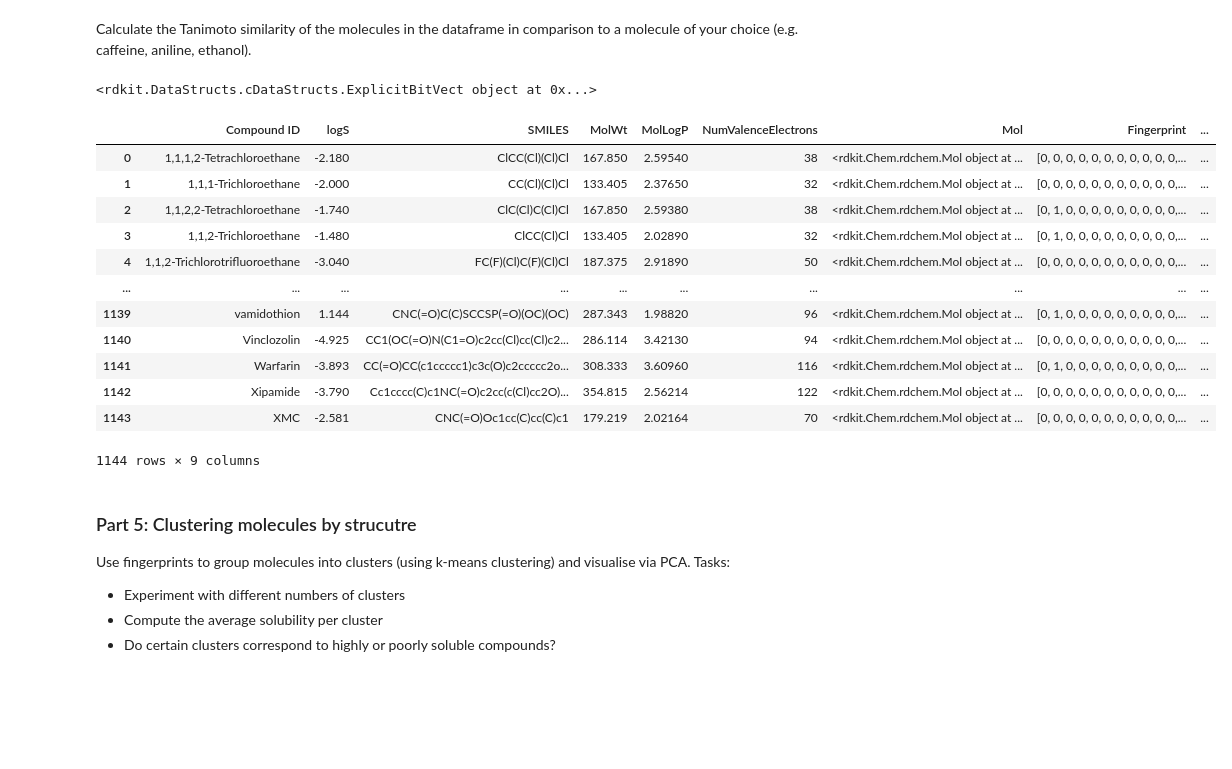
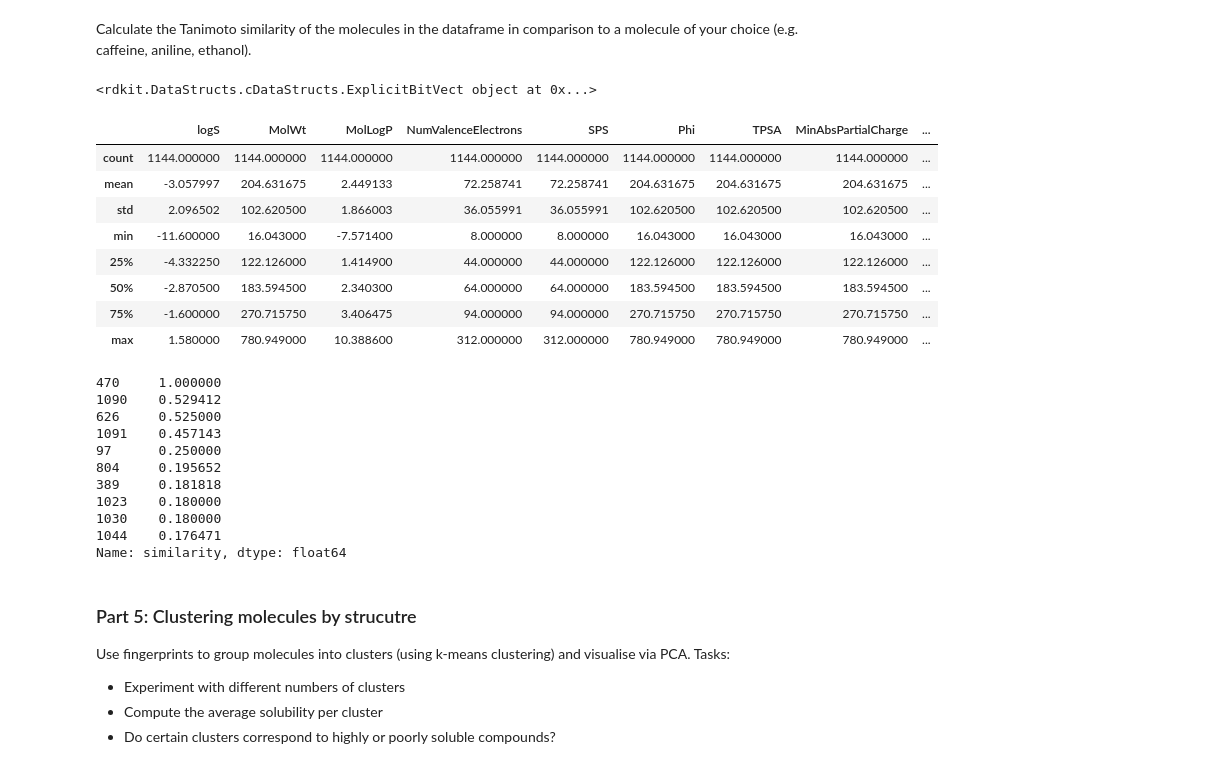
Before and after one commit to Hassan-Haydar/DSA103, a Jupyter notebook: LifeScienceData/lecture13/RDKIt_Workshop.ipynb, the cells around one changed output. Saved outputs shown, nothing was run; the diff lists cells and outputs as text; code cells hidden in the pictures; blank space fills up the shorter version.

```diff
--- a/LifeScienceData/lecture13/RDKIt_Workshop.ipynb
+++ b/LifeScienceData/lecture13/RDKIt_Workshop.ipynb
@@ -75,14 +82,20 @@ from rdkit.Chem import Descriptors
 # 1) convert smiles to Mol: mol = Chem.MolFromSmiles(smiles)
 # 2) derive descriptor, e.g. for MolWt: descr = Descriptors.MolWt(mol)
 
+
+descr_list = ["MolWt", "MolLogP", "TPSA","SPS"]
+
 def calc_descriptors(smiles):
     mol = Chem.MolFromSmiles(smiles)
     return Descriptors.MolWt(mol)
 
 df["MolWt"]= df["SMILES"].apply(lambda s: Descriptors.MolWt(Chem.MolFromSmiles(s)))
 df["MolLogP"]= df["SMILES"].apply(lambda s: Descriptors.MolLogP(Chem.MolFromSmiles(s)))
-
 df["NumValenceElectrons"]= df["SMILES"].apply(lambda s: Descriptors.NumValenceElectrons(Chem.MolFromSmiles(s)))
+df["SPS"]= df["SMILES"].apply(lambda s: Descriptors.NumValenceElectrons(Chem.MolFromSmiles(s)))
+df["Phi"]= df["SMILES"].apply(lambda s: Descriptors.MolWt(Chem.MolFromSmiles(s)))
+df["MinAbsPartialCharge"]= df["SMILES"].apply(lambda s: Descriptors.MolWt(Chem.MolFromSmiles(s)))
+df["NumRadicalElectrons"]= df["SMILES"].apply(lambda s: Descriptors.MolWt(Chem.MolFromSmiles(s)))
 
 df.head()
 # %% [output]
@@ -142,6 +157,14 @@ from rdkit.Chem import rdFingerprintGenerator, DataStructs
 
 # use e.g. the morgan FPG: mfpgen = rdFingerprintGenerator.GetMorganGenerator(radius=2,fpSize=2048)
 
-mfpgen = rdFingerprintGenerator.GetMorganGenerator(radius=2,fpSize=2048)
-print(mfpgen)
+
+def mol2fp(smiles):
+    mol = Chem.MolFromSmiles(smiles) #generate mol file from smiles
+    mfpgen = rdFingerprintGenerator.GetMorganGenerator(radius=2,fpSize=2048)
+    fp = mfpgen.GetFingerprint(mol)
+    return fp
+
+df["fingerprint"]=df["SMILES"].apply(mol2fp)
+
+df
 # %% [output]
@@ -160,33 +195,38 @@ df.head()
 | 4 | 1,1,2-Trichlorotrifluoroethane | -3.04 | FC(F)(Cl)C(F)(Cl)Cl | 187.375 | 2.9189 | 50 | <rdkit.Chem.rdchem.Mol object at ... | [0, 0, 0, 0, 0, 0, 0, 0, 0, 0, 0,... |
 # %% [markdown]
 Calculate the Tanimoto similarity of the molecules in the dataframe in comparison to a molecule of your choice (e.g. caffeine, aniline, ethanol).
-# %%
-#to transform the smiles into fringerprints directly using this function
-
-def mol2fp(smiles):
-    mol = Chem.MolFromSmiles(smiles)  # Step 1: SMILES → Mol object
-    return mfpgen.GetFingerprint(mol) # Step 2: Mol → fingerprint (bit vector)
 # %%
 query_fp = mol2fp("CN1C=NC2=C1C(=O)N(C(=O)N2C)C")
 print(query_fp)
 
-df["similarity"] = df["Fingerprint"].apply(lambda fp: DataStructs.TanimotoSimilarity(fp, query_fp))
-df   #check similarity column this tanimo compares fingerprints of molecules and find matches in their structures
+df["similarity"] = df["fingerprint"].apply(lambda fp: DataStructs.TanimotoSimilarity(fp, query_fp))
+  #check similarity column this tanimo compares fingerprints of molecules and find matches in their structures
+df.describe()
 # %% [output]
 <rdkit.DataStructs.cDataStructs.ExplicitBitVect object at 0x...>
-|  | Compound ID | logS | SMILES | MolWt | MolLogP | NumValenceElectrons | Mol | Fingerprint | ... |
-| 0 | 1,1,1,2-Tetrachloroethane | -2.180 | ClCC(Cl)(Cl)Cl | 167.850 | 2.59540 | 38 | <rdkit.Chem.rdchem.Mol object at ... | [0, 0, 0, 0, 0, 0, 0, 0, 0, 0, 0,... | ... |
-| 1 | 1,1,1-Trichloroethane | -2.000 | CC(Cl)(Cl)Cl | 133.405 | 2.37650 | 32 | <rdkit.Chem.rdchem.Mol object at ... | [0, 0, 0, 0, 0, 0, 0, 0, 0, 0, 0,... | ... |
-| 2 | 1,1,2,2-Tetrachloroethane | -1.740 | ClC(Cl)C(Cl)Cl | 167.850 | 2.59380 | 38 | <rdkit.Chem.rdchem.Mol object at ... | [0, 1, 0, 0, 0, 0, 0, 0, 0, 0, 0,... | ... |
-| 3 | 1,1,2-Trichloroethane | -1.480 | ClCC(Cl)Cl | 133.405 | 2.02890 | 32 | <rdkit.Chem.rdchem.Mol object at ... | [0, 1, 0, 0, 0, 0, 0, 0, 0, 0, 0,... | ... |
-| 4 | 1,1,2-Trichlorotrifluoroethane | -3.040 | FC(F)(Cl)C(F)(Cl)Cl | 187.375 | 2.91890 | 50 | <rdkit.Chem.rdchem.Mol object at ... | [0, 0, 0, 0, 0, 0, 0, 0, 0, 0, 0,... | ... |
-| ... | ... | ... | ... | ... | ... | ... | ... | ... | ... |
-| 1139 | vamidothion | 1.144 | CNC(=O)C(C)SCCSP(=O)(OC)(OC) | 287.343 | 1.98820 | 96 | <rdkit.Chem.rdchem.Mol object at ... | [0, 1, 0, 0, 0, 0, 0, 0, 0, 0, 0,... | ... |
-| 1140 | Vinclozolin | -4.925 | CC1(OC(=O)N(C1=O)c2cc(Cl)cc(Cl)c2... | 286.114 | 3.42130 | 94 | <rdkit.Chem.rdchem.Mol object at ... | [0, 0, 0, 0, 0, 0, 0, 0, 0, 0, 0,... | ... |
-| 1141 | Warfarin | -3.893 | CC(=O)CC(c1ccccc1)c3c(O)c2ccccc2o... | 308.333 | 3.60960 | 116 | <rdkit.Chem.rdchem.Mol object at ... | [0, 1, 0, 0, 0, 0, 0, 0, 0, 0, 0,... | ... |
-| 1142 | Xipamide | -3.790 | Cc1cccc(C)c1NC(=O)c2cc(c(Cl)cc2O)... | 354.815 | 2.56214 | 122 | <rdkit.Chem.rdchem.Mol object at ... | [0, 0, 0, 0, 0, 0, 0, 0, 0, 0, 0,... | ... |
-| 1143 | XMC | -2.581 | CNC(=O)Oc1cc(C)cc(C)c1 | 179.219 | 2.02164 | 70 | <rdkit.Chem.rdchem.Mol object at ... | [0, 0, 0, 0, 0, 0, 0, 0, 0, 0, 0,... | ... |
+|  | logS | MolWt | MolLogP | NumValenceElectrons | SPS | Phi | TPSA | MinAbsPartialCharge | ... |
+| count | 1144.000000 | 1144.000000 | 1144.000000 | 1144.000000 | 1144.000000 | 1144.000000 | 1144.000000 | 1144.000000 | ... |
+| mean | -3.057997 | 204.631675 | 2.449133 | 72.258741 | 72.258741 | 204.631675 | 204.631675 | 204.631675 | ... |
+| std | 2.096502 | 102.620500 | 1.866003 | 36.055991 | 36.055991 | 102.620500 | 102.620500 | 102.620500 | ... |
+| min | -11.600000 | 16.043000 | -7.571400 | 8.000000 | 8.000000 | 16.043000 | 16.043000 | 16.043000 | ... |
+| 25% | -4.332250 | 122.126000 | 1.414900 | 44.000000 | 44.000000 | 122.126000 | 122.126000 | 122.126000 | ... |
+| 50% | -2.870500 | 183.594500 | 2.340300 | 64.000000 | 64.000000 | 183.594500 | 183.594500 | 183.594500 | ... |
+| 75% | -1.600000 | 270.715750 | 3.406475 | 94.000000 | 94.000000 | 270.715750 | 270.715750 | 270.715750 | ... |
+| max | 1.580000 | 780.949000 | 10.388600 | 312.000000 | 312.000000 | 780.949000 | 780.949000 | 780.949000 | ... |
-1144 rows × 9 columns
+# %%
+df["similarity"].nlargest(10)
+# %% [output]
+470     1.000000
+1090    0.529412
+626     0.525000
+1091    0.457143
+97      0.250000
+804     0.195652
+389     0.181818
+1023    0.180000
+1030    0.180000
+1044    0.176471
+Name: similarity, dtype: float64
 # %% [markdown]
 ### Part 5: Clustering molecules by strucutre
 
```
Also changed, not shown: parts of 15 cells of this notebook.
